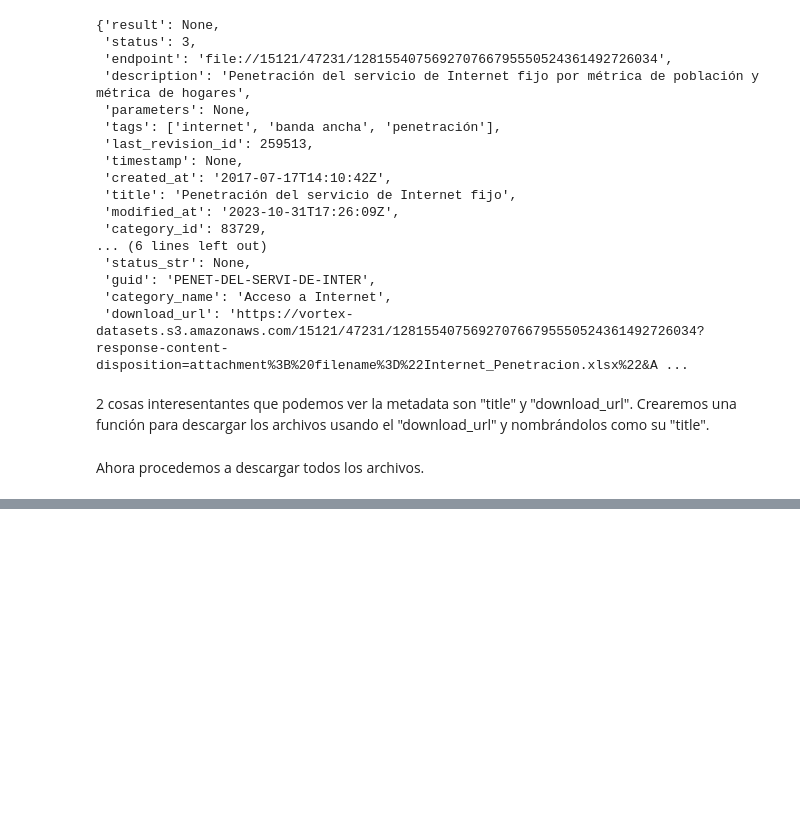
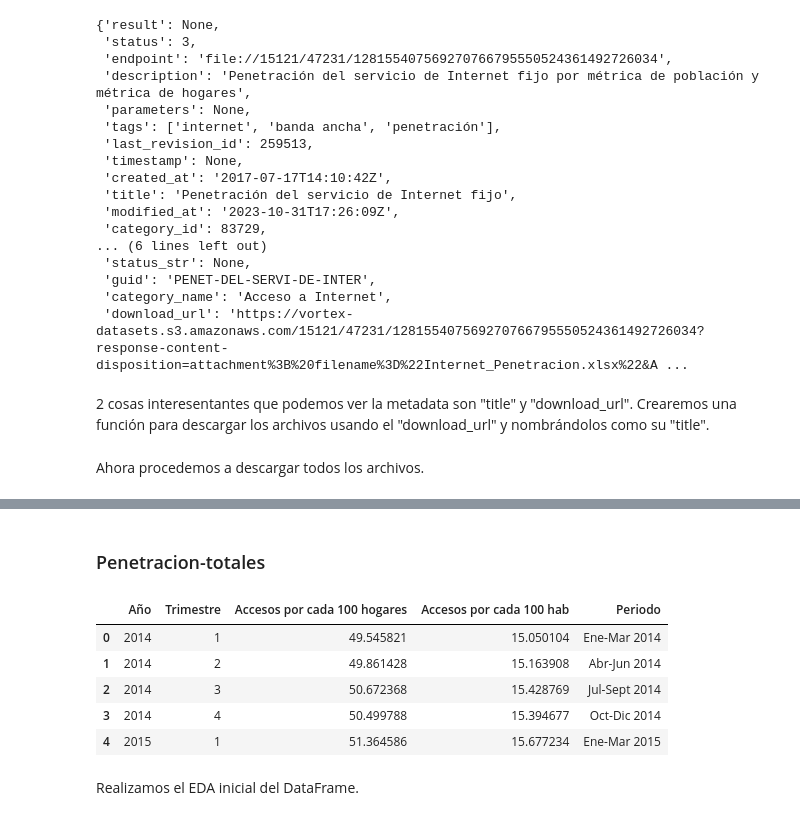
Before and after one commit to dsdrajlin/PI-DA-Telecomunicaciones, a Jupyter notebook: EDA.ipynb, the cells around one changed output, grey strips where cells are left out. Drawn from its saved outputs; the diff is of its cells as text; code cells hidden in the pictures; blank space fills up the shorter version.

```diff
--- a/EDA.ipynb
+++ b/EDA.ipynb
@@ -192,0 +206,16 @@ Ahora podemos empezar el EDA de estos datasets.
+# %% [markdown]
+### Penetracion-totales
+# %%
+penetracion_totales = pd.read_excel("./Datasets/Penetración del servicio de Internet fijo.xlsx",
+                                      sheet_name="Penetracion-totales")
+
+penetracion_totales.head()
+# %% [output]
+|  | Año | Trimestre | Accesos por cada 100 hogares | Accesos por cada 100 hab | Periodo |
+| 0 | 2014 | 1 | 49.545821 | 15.050104 | Ene-Mar 2014 |
+| 1 | 2014 | 2 | 49.861428 | 15.163908 | Abr-Jun 2014 |
+| 2 | 2014 | 3 | 50.672368 | 15.428769 | Jul-Sept 2014 |
+| 3 | 2014 | 4 | 50.499788 | 15.394677 | Oct-Dic 2014 |
+| 4 | 2015 | 1 | 51.364586 | 15.677234 | Ene-Mar 2015 |
+# %% [markdown]
+Realizamos el EDA inicial del DataFrame.
```
Also changed, not shown: parts of 26 cells of this notebook, 2 other files.
